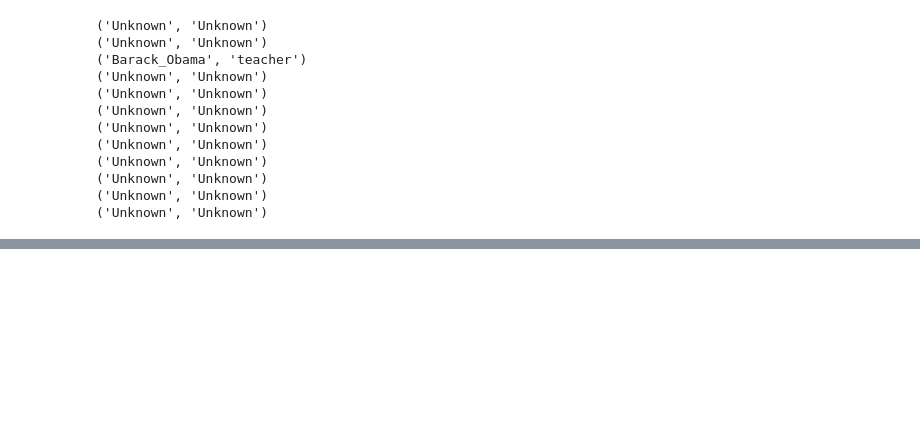
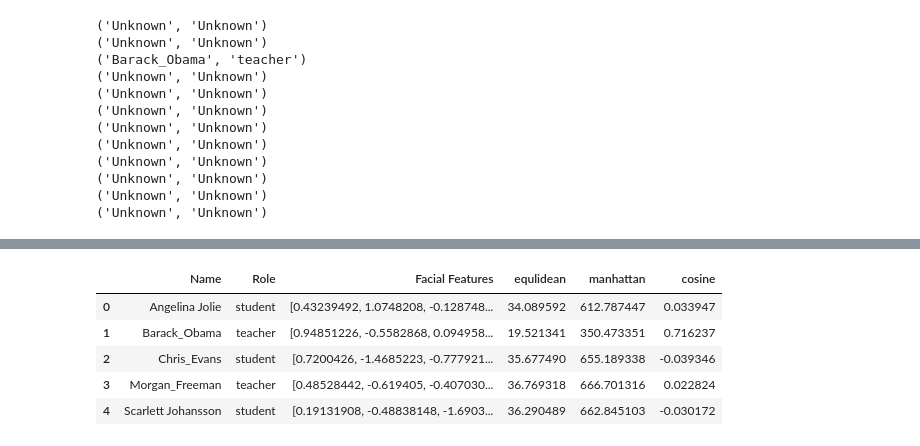
Before and after one commit to sbibek51/AIML-Lab-G5-Real-Time-Face-Detection-Attandence-System-, a Jupyter notebook: face_attendance/Face_recognition.ipynb, the cells around one changed output, grey strips where cells are left out. Drawn from its saved outputs; the diff is of its cells as text; code cells hidden in the pictures; blank space fills up the shorter version.

Commit message:
feat: dataframe compression name and role wise mean

```diff
--- a/face_attendance/Face_recognition.ipynb
+++ b/face_attendance/Face_recognition.ipynb
@@ -296,0 +302,11 @@ cv2.destroyAllWindows()
+# %%
+df_compressed = df.groupby(['Name','Role']).mean()
+df_compressed.reset_index(inplace=True)
+df_compressed
+# %% [output]
+|  | Name | Role | Facial Features | equlidean | manhattan | cosine |
+| 0 | Angelina Jolie | student | [0.43239492, 1.0748208, -0.128748... | 34.089592 | 612.787447 | 0.033947 |
+| 1 | Barack_Obama | teacher | [0.94851226, -0.5582868, 0.094958... | 19.521341 | 350.473351 | 0.716237 |
+| 2 | Chris_Evans | student | [0.7200426, -1.4685223, -0.777921... | 35.677490 | 655.189338 | -0.039346 |
+| 3 | Morgan_Freeman | teacher | [0.48528442, -0.619405, -0.407030... | 36.769318 | 666.701316 | 0.022824 |
+| 4 | Scarlett Johansson | student | [0.19131908, -0.48838148, -1.6903... | 36.290489 | 662.845103 | -0.030172 |
```
Also changed, not shown: parts of 3 cells of this notebook.
